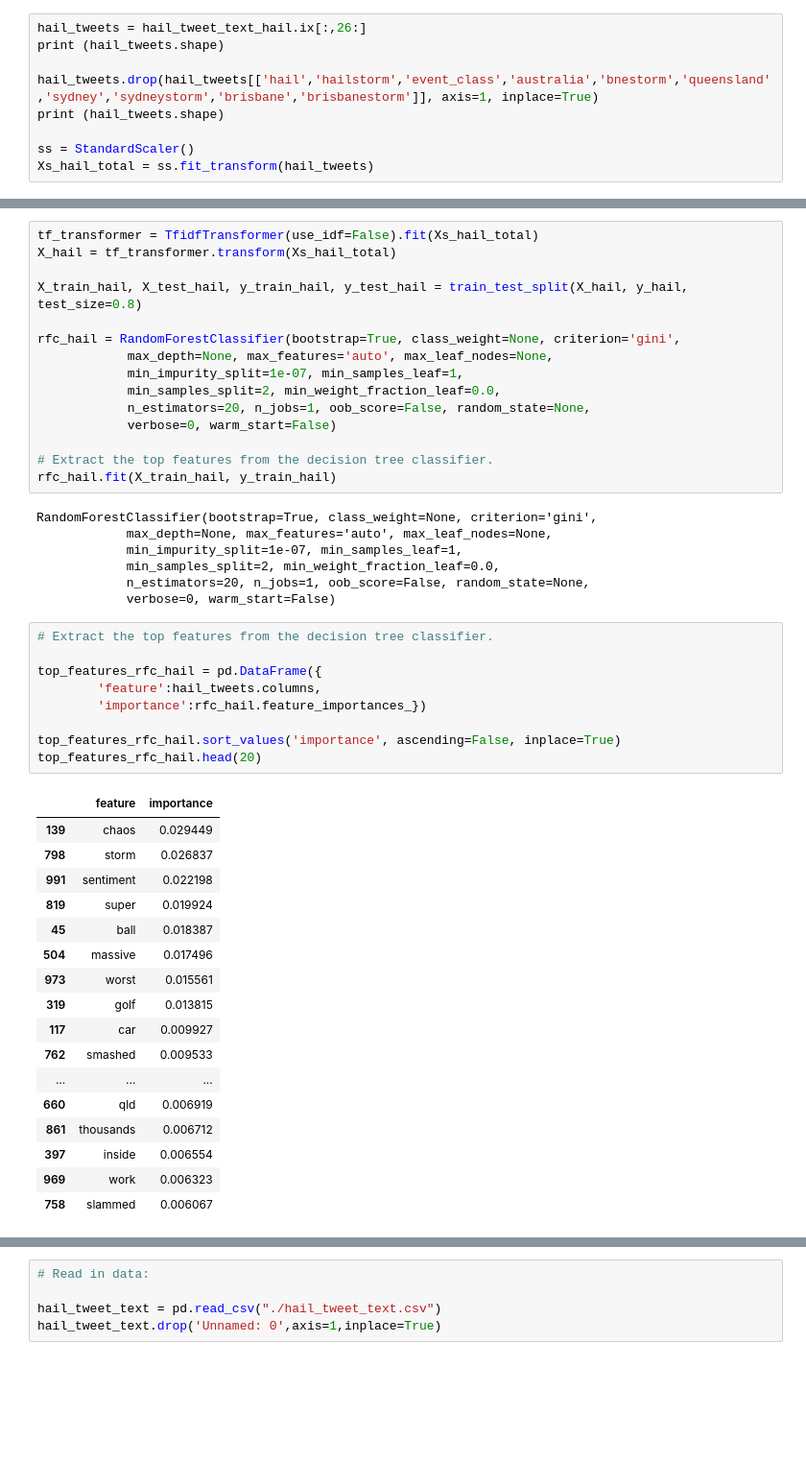
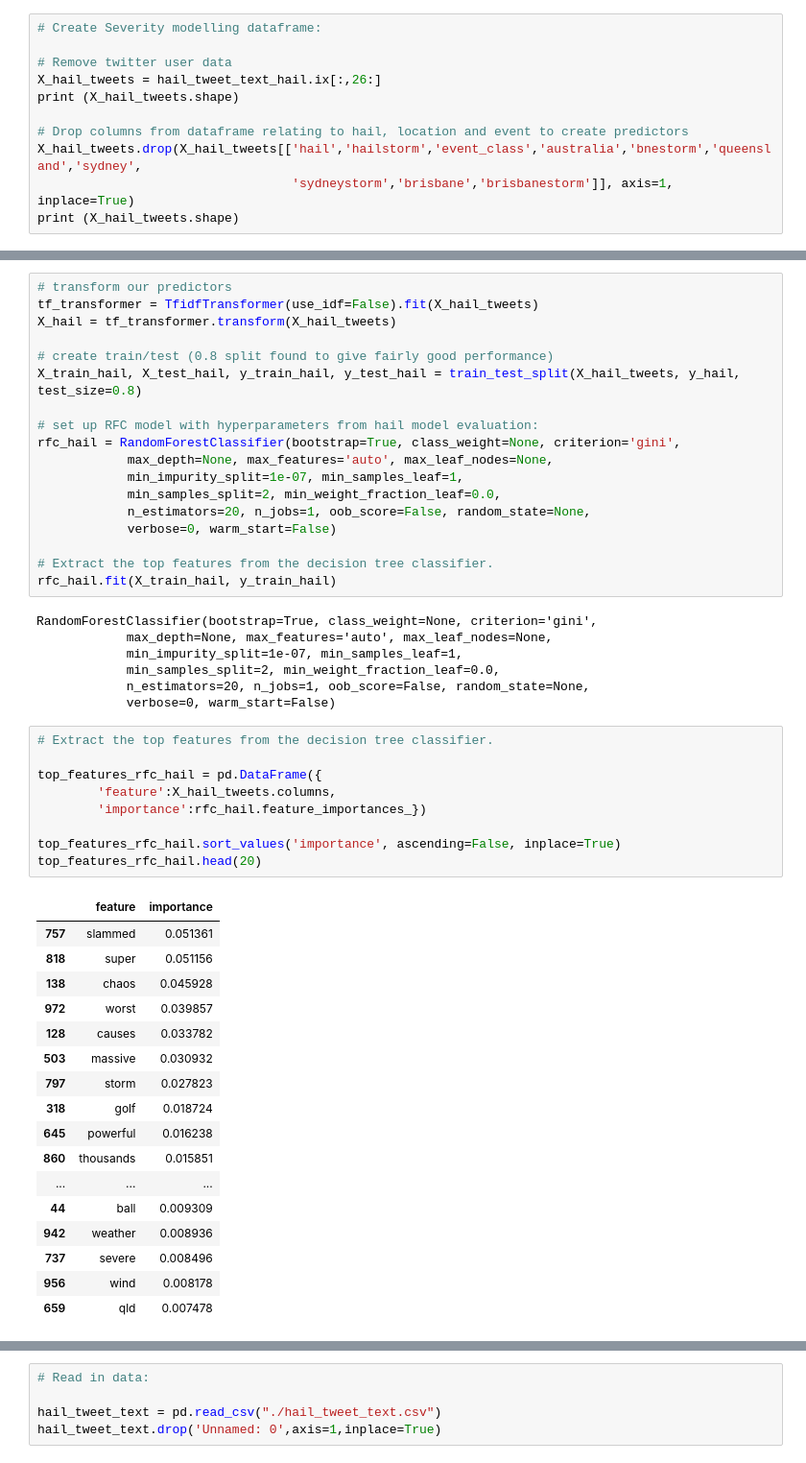
Before and after one commit to tcroshaw/ga_personal, a Jupyter notebook: capstone_technical_report_4_SeverityAndEQModelling.ipynb, the cells around one changed output, grey strips where cells are left out. Shown: that part at 96% size. Drawn from its saved outputs; the diff is of its cells as text; blank space fills up the shorter version.

```diff
--- a/capstone_technical_report_4_SeverityAndEQModelling.ipynb
+++ b/capstone_technical_report_4_SeverityAndEQModelling.ipynb
@@ -67,10 +78,12 @@ hail_tweet_text_hail['event_class'].value_counts().plot(kind='bar',color='red')
 # %%
-hail_tweets = hail_tweet_text_hail.ix[:,26:]
-print (hail_tweets.shape)
+# Create Severity modelling dataframe:
 
-hail_tweets.drop(hail_tweets[['hail','hailstorm','event_class','australia','bnestorm','queensland','sydney','sydneystorm','brisbane','brisbanestorm']], axis=1, inplace=True)
-print (hail_tweets.shape)
+# Remove twitter user data
+X_hail_tweets = hail_tweet_text_hail.ix[:,26:]
+print (X_hail_tweets.shape)
 
-ss = StandardScaler()
-Xs_hail_total = ss.fit_transform(hail_tweets)
+# Drop columns from dataframe relating to hail, location and event to create predictors
+X_hail_tweets.drop(X_hail_tweets[['hail','hailstorm','event_class','australia','bnestorm','queensland','sydney',
+                                  'sydneystorm','brisbane','brisbanestorm']], axis=1, inplace=True)
+print (X_hail_tweets.shape)
 # %% [output]
@@ -79,11 +92,14 @@ Xs_hail_total = ss.fit_transform(hail_tweets)
 # %% [markdown]
 ### _Random Forest Classification_
 # %%
-tf_transformer = TfidfTransformer(use_idf=False).fit(Xs_hail_total)
-X_hail = tf_transformer.transform(Xs_hail_total)
+# transform our predictors
+tf_transformer = TfidfTransformer(use_idf=False).fit(X_hail_tweets)
+X_hail = tf_transformer.transform(X_hail_tweets)
 
-X_train_hail, X_test_hail, y_train_hail, y_test_hail = train_test_split(X_hail, y_hail, test_size=0.8)
+# create train/test (0.8 split found to give fairly good performance)
+X_train_hail, X_test_hail, y_train_hail, y_test_hail = train_test_split(X_hail_tweets, y_hail, test_size=0.8)
 
+# set up RFC model with hyperparameters from hail model evaluation:
 rfc_hail = RandomForestClassifier(bootstrap=True, class_weight=None, criterion='gini',
             max_depth=None, max_features='auto', max_leaf_nodes=None,
             min_impurity_split=1e-07, min_samples_leaf=1,
@@ -103,27 +119,27 @@ RandomForestClassifier(bootstrap=True, class_weight=None, criterion='gini',
 # %%
 # Extract the top features from the decision tree classifier.
 
 top_features_rfc_hail = pd.DataFrame({
-        'feature':hail_tweets.columns,
+        'feature':X_hail_tweets.columns,
         'importance':rfc_hail.feature_importances_})
 
 top_features_rfc_hail.sort_values('importance', ascending=False, inplace=True)
 top_features_rfc_hail.head(20)
 # %% [output]
 |  | feature | importance |
-| 139 | chaos | 0.029449 |
-| 798 | storm | 0.026837 |
-| 991 | sentiment | 0.022198 |
-| 819 | super | 0.019924 |
-| 45 | ball | 0.018387 |
-| 504 | massive | 0.017496 |
-| 973 | worst | 0.015561 |
-| 319 | golf | 0.013815 |
-| 117 | car | 0.009927 |
-| 762 | smashed | 0.009533 |
+| 757 | slammed | 0.051361 |
+| 818 | super | 0.051156 |
+| 138 | chaos | 0.045928 |
+| 972 | worst | 0.039857 |
+| 128 | causes | 0.033782 |
+| 503 | massive | 0.030932 |
+| 797 | storm | 0.027823 |
+| 318 | golf | 0.018724 |
+| 645 | powerful | 0.016238 |
+| 860 | thousands | 0.015851 |
 | ... | ... | ... |
-| 660 | qld | 0.006919 |
-| 861 | thousands | 0.006712 |
-| 397 | inside | 0.006554 |
-| 969 | work | 0.006323 |
-| 758 | slammed | 0.006067 |
+| 44 | ball | 0.009309 |
+| 942 | weather | 0.008936 |
+| 737 | severe | 0.008496 |
+| 956 | wind | 0.008178 |
+| 659 | qld | 0.007478 |
```
Also changed, not shown: parts of 29 cells of this notebook, 4 other files.
